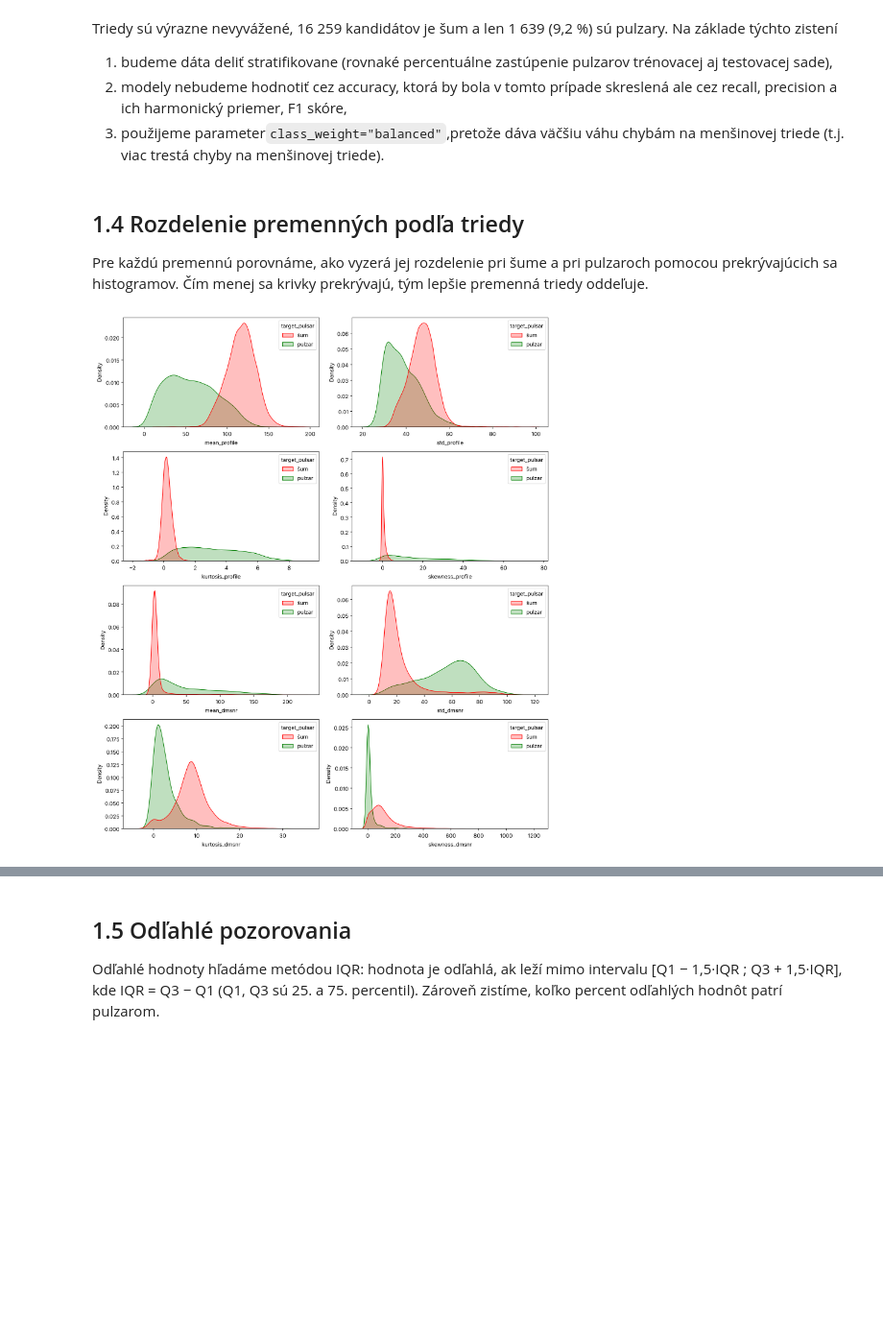
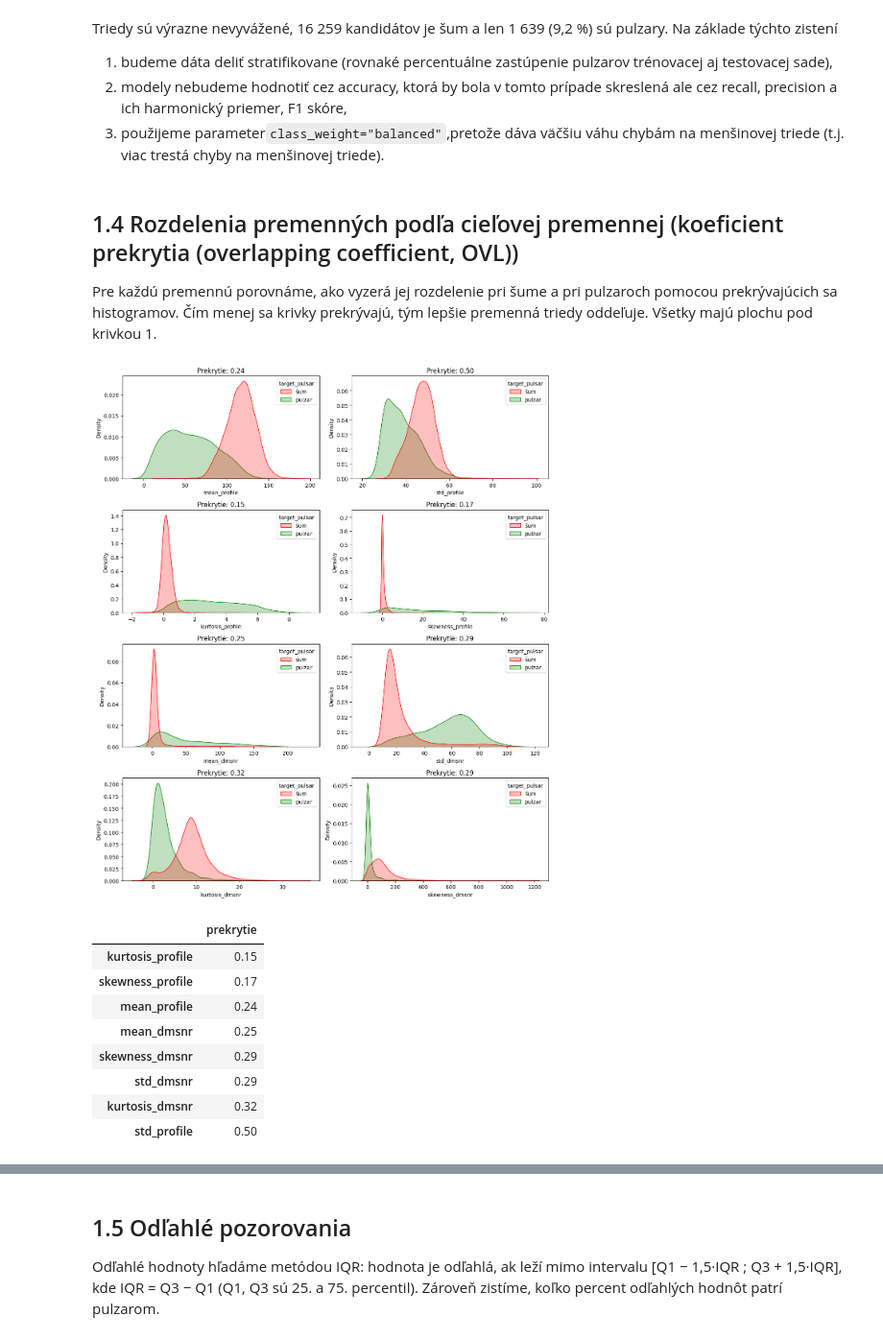
Before and after one commit to SimonaBednarikova/ML_pulsar_projekt_S1_r1, a Jupyter notebook: pulzary_projekt.ipynb, the cells around one changed output, grey strips where cells are left out. Shown at 96% size. Cells and saved outputs as stored; diff of their text form; code cells hidden in the pictures; blank space fills up the shorter version.

```diff
--- a/pulzary_projekt.ipynb
+++ b/pulzary_projekt.ipynb
@@ -237,27 +235,55 @@ Na základe týchto zistení
 2. modely nebudeme hodnotiť cez accuracy, ktorá by bola v tomto prípade skreslená ale cez recall, precision a ich harmonický priemer, F1 skóre,
 3. použijeme parameter`class_weight="balanced"`,pretože dáva väčšiu váhu chybám na menšinovej triede (t.j. viac trestá chyby na menšinovej triede).
 # %% [markdown]
-## 1.4 Rozdelenie premenných podľa triedy
-Pre každú premennú porovnáme, ako vyzerá jej rozdelenie pri šume a pri pulzaroch pomocou prekrývajúcich sa histogramov. Čím menej sa krivky prekrývajú, tým lepšie premenná triedy oddeľuje.
+## 1.4 Rozdelenia premenných podľa cieľovej premennej (koeficient prekrytia (overlapping coefficient, OVL))
+Pre každú premennú porovnáme, ako vyzerá jej rozdelenie pri šume a pri pulzaroch pomocou prekrývajúcich sa histogramov. Čím menej sa krivky prekrývajú, tým lepšie premenná triedy oddeľuje. Všetky majú plochu pod krivkou 1.
 # %%
+
+from scipy.stats import gaussian_kde
+import numpy as np
+
 # zoznam vysvetľujúcich premenných (všetky stĺpce okrem cieľovej premennej)
 features = df.columns.drop("target_pulsar")
 
-# mriežka 4 x 2 grafov, pre každú premennú jeden
+# mriežka 4x2 grafov, pre každú premennú jeden
 fig, axes = plt.subplots(4, 2, figsize=(12, 14))
+
+overlap = {}
 for ax, col in zip(axes.flat, features):
     # hustota hodnôt zvlášť pre šum a pre pulzary;
     # common_norm=False: každá krivka má plochu 1, aby sa dali porovnať aj pri malom počte pulzarov
     sns.kdeplot(data=df.replace({"target_pulsar": {0: "šum", 1: "pulzar"}}),
                 x=col,
-                hue="target_pulsar",
-                common_norm=False,
+                hue="target_pulsar",  # samostatná krivka pre šum a pre pulzary
+                common_norm=False,  #plocha 1 - porovnatelnosť
                 fill=True,
                 ax=ax,
                 palette={"šum": "red", "pulzar": "green"})
 
+    # plocha prekrytia oboch kriviek (0 = triedy úplne oddelené, 1 = totožné krivky)
+    x = np.linspace(df[col].min(), df[col].max(), 1000)              # 1000 bodov na osi x
+
+    noise = gaussian_kde(df.loc[df["target_pulsar"] == 0, col])(x)   # krivka šumu - estimates the probability density function (PDF)
+    pulsar = gaussian_kde(df.loc[df["target_pulsar"] == 1, col])(x)  # krivka pulzarov
+
+    overlap[col] = (np.minimum(noise, pulsar) * (x[1] - x[0])).sum() # plocha pod menšou z kriviek
+
+    ax.set_title(f"Prekrytie: {overlap[col]:.2f}")
+
 plt.tight_layout()   # upraví medzery, aby sa popisy neprekrývali
 plt.show()
+
+# premenné zoradené od tej, ktorá triedy oddeľuje najlepšie
+pd.Series(overlap, name="prekrytie").sort_values().round(2).to_frame()
 # %% [output]
-[figure, old version]
+[figure, new version]
+|  | prekrytie |
+| kurtosis_profile | 0.15 |
+| skewness_profile | 0.17 |
+| mean_profile | 0.24 |
+| mean_dmsnr | 0.25 |
+| skewness_dmsnr | 0.29 |
+| std_dmsnr | 0.29 |
+| kurtosis_dmsnr | 0.32 |
+| std_profile | 0.50 |
 # %% [markdown]
```
Also changed, not shown: parts of 23 cells of this notebook.
